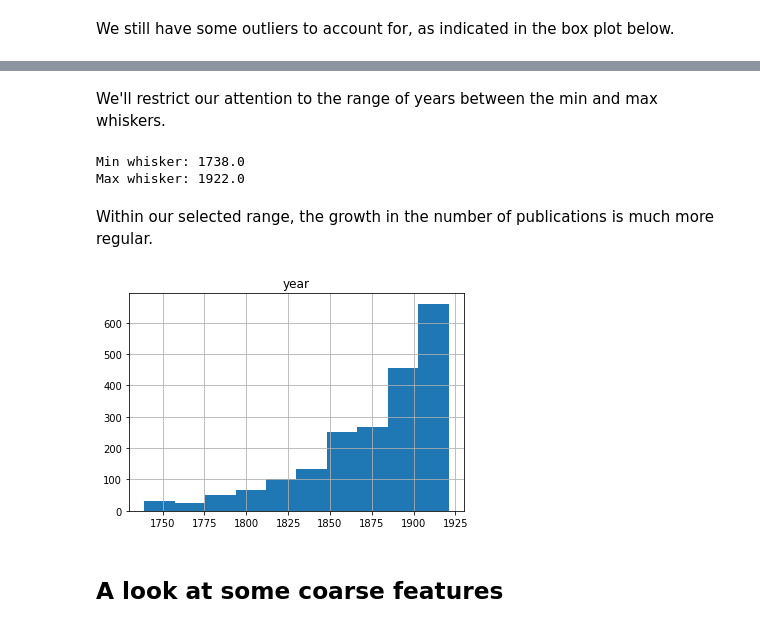
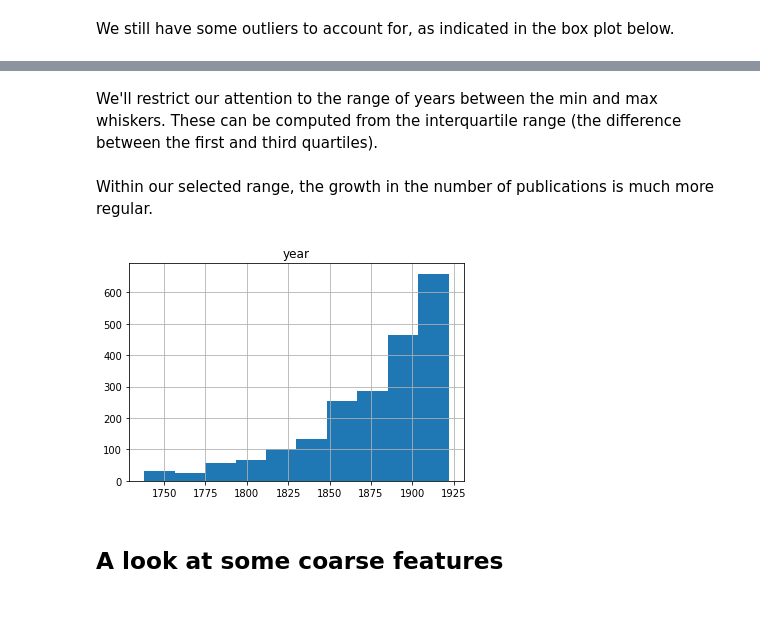
Before and after one commit to bencwallace/doc2date, a Jupyter notebook: doc2date.ipynb, the cells around one changed output, grey strips where cells are left out. Drawn from its saved outputs; the diff is of its cells as text; code cells hidden in the pictures.

```diff
--- a/doc2date.ipynb
+++ b/doc2date.ipynb
@@ -28,7 +29,7 @@ Unfortunately, the documents have already been stripped of metadata, including t
 The following loads texts for which a potential year of publication can be found into a dataframe. The texts are lowercased, stripped of all content up to and including the year (presumably front matter), and (most importantly) stripped of the author's last name.
 # %%
 %%time
-text_dir = 'data/texts'
+text_dir = 'data/docs'
 current_year = 2020
 
 files = [file for file in os.listdir(text_dir) if '___' in file]
@@ -104,8 +105,2 @@ bp_data = docs.boxplot('year', return_type='dict')
 # %% [markdown]
-We'll restrict our attention to the range of years between the min and max whiskers.
+We'll restrict our attention to the range of years between the min and max whiskers. These can be computed from the interquartile range (the difference between the first and third quartiles).
-# %%
-whisker_data = [whisker.get_ydata() for whisker in bp_data['whiskers']]
-print('Min whisker: {}\nMax whisker: {}'.format(whisker_data[0][1], whisker_data[1][1]))
-# %% [output]
-Min whisker: 1738.0
-Max whisker: 1922.0
@@ -116,9 +107,16 @@ docs = docs[(docs['year'] > start) & (docs['year'] < stop)]
+# %%
+iqr = docs['year'].quantile(0.75) - docs['year'].quantile(0.25)
+
+start = docs['year'].quantile(0.25) - 1.5 * iqr
+stop = docs['year'].quantile(0.75) + 1.5 * iqr
+
+docs = docs[(docs['year'] > start) & (docs['year'] < stop)]
 # %% [markdown]
 Within our selected range, the growth in the number of publications is much more regular.
 # %%
-_ = docs_range.hist('year')
+_ = docs.hist('year')
 # %% [output]
-[figure, old version]
+[figure, new version]
 # %% [markdown]
 ## A look at some coarse features
 # %%
```
Also changed, not shown: parts of 40 cells of this notebook.
